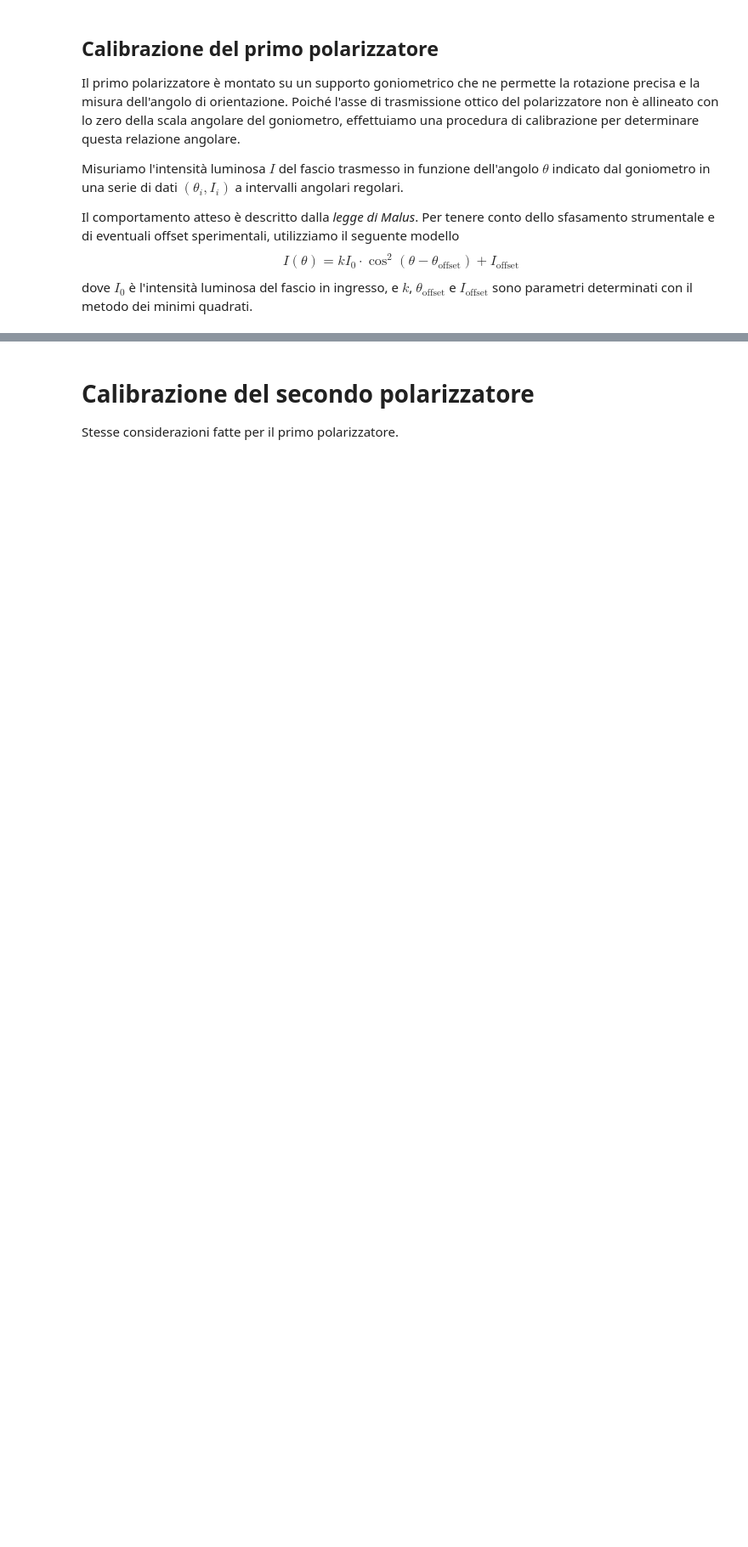
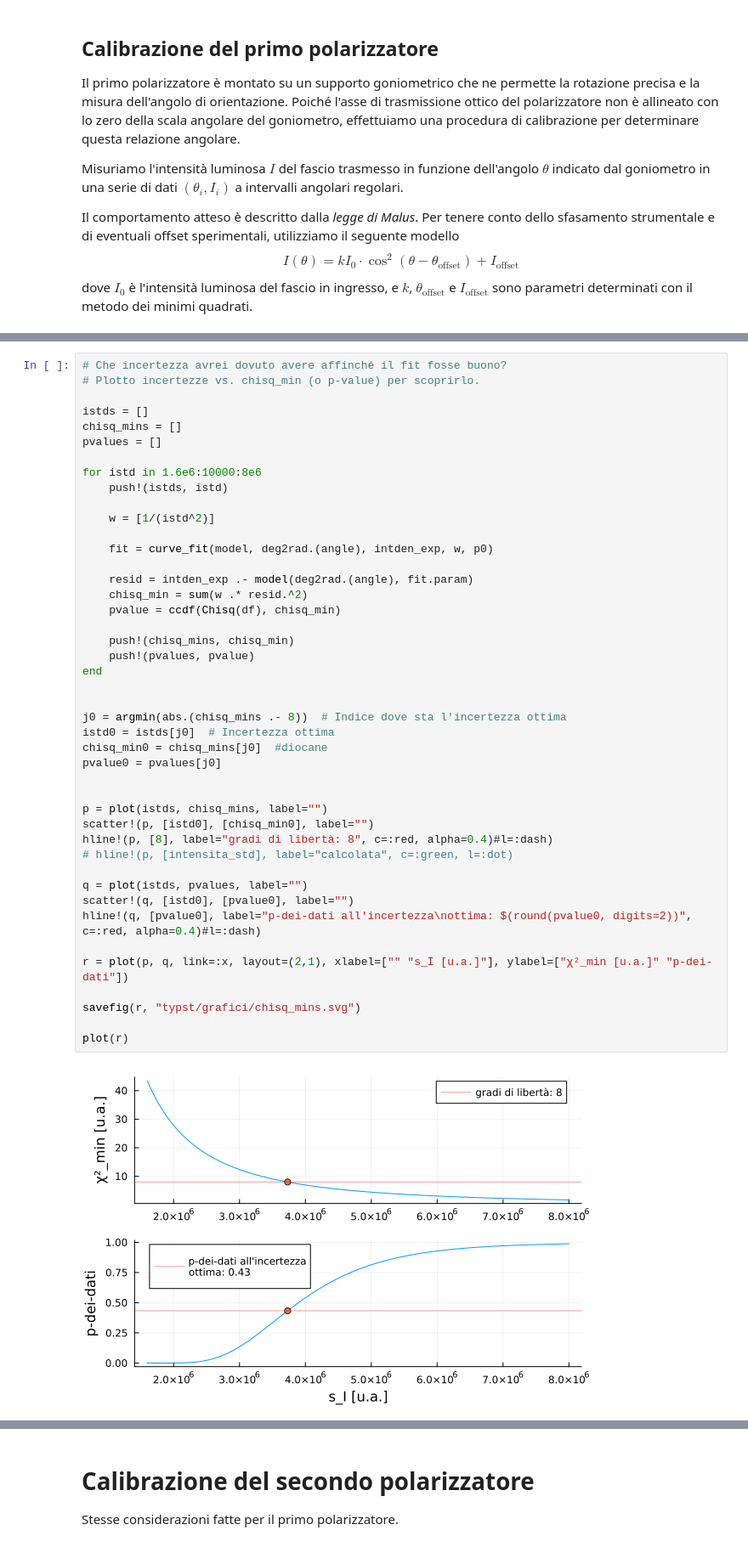
Before and after one commit to marcovianello5/es2_diffrazione, a Jupyter notebook: analisi.ipynb, the cells around one changed output, grey strips where cells are left out. Shown at 85% size. Cells and saved outputs as stored; diff of their text form; blank space fills up the shorter version.

```diff
--- a/analisi.ipynb
+++ b/analisi.ipynb
@@ -91,3 +163,49 @@ res = optimize(f, [deg2rad(175)])
 rad2deg.(Optim.minimizer(res)) = [177.24321881096506]
 1-element Vector{Float64}:
  177.24321881096506
+# %%
+# Che incertezza avrei dovuto avere affinché il fit fosse buono?
+# Plotto incertezze vs. chisq_min (o p-value) per scoprirlo.
+
+istds = []
+chisq_mins = []
+pvalues = []
+
+for istd in 1.6e6:10000:8e6
+    push!(istds, istd)
+
+    w = [1/(istd^2)]
+
+    fit = curve_fit(model, deg2rad.(angle), intden_exp, w, p0)
+
+    resid = intden_exp .- model(deg2rad.(angle), fit.param)
+    chisq_min = sum(w .* resid.^2)
+    pvalue = ccdf(Chisq(df), chisq_min)
+
+    push!(chisq_mins, chisq_min)
+    push!(pvalues, pvalue)
+end
+
+
+j0 = argmin(abs.(chisq_mins .- 8))  # Indice dove sta l'incertezza ottima
+istd0 = istds[j0]  # Incertezza ottima
+chisq_min0 = chisq_mins[j0]  #diocane
+pvalue0 = pvalues[j0]
+
+
+p = plot(istds, chisq_mins, label="")
+scatter!(p, [istd0], [chisq_min0], label="")
+hline!(p, [8], label="gradi di libertà: 8", c=:red, alpha=0.4)#l=:dash)
+# hline!(p, [intensita_std], label="calcolata", c=:green, l=:dot)
+
+q = plot(istds, pvalues, label="")
+scatter!(q, [istd0], [pvalue0], label="")
+hline!(q, [pvalue0], label="p-dei-dati all'incertezza\nottima: $(round(pvalue0, digits=2))", c=:red, alpha=0.4)#l=:dash)
+
+r = plot(p, q, link=:x, layout=(2,1), xlabel=["" "s_I [u.a.]"], ylabel=["χ²_min [u.a.]" "p-dei-dati"])
+
+savefig(r, "typst/grafici/chisq_mins.svg")
+
+plot(r)
+# %% [output]
+[figure, added]
```
Also changed, not shown: parts of 13 cells of this notebook, 20 other files.
